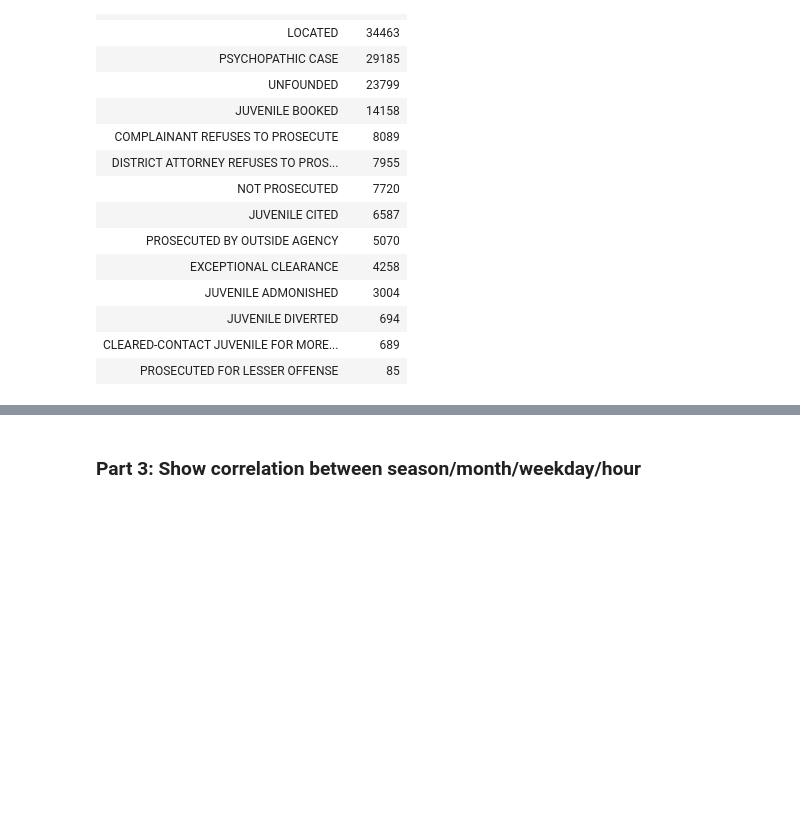
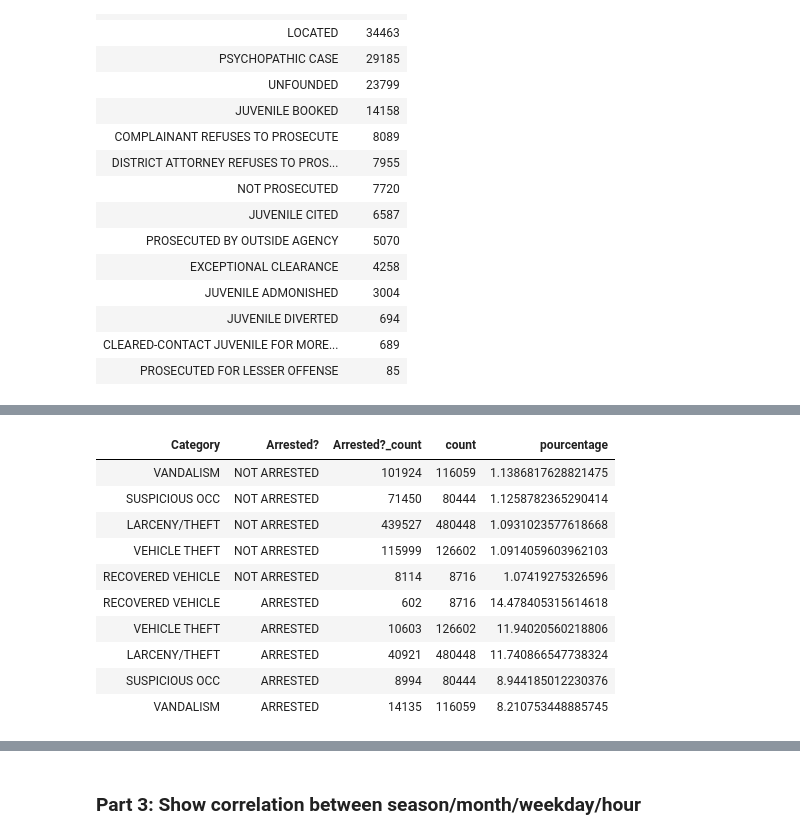
Before and after one commit to GuillaumeJouetp/crime_insights, a Jupyter notebook: crime_insights.ipynb, the cells around one changed output, grey strips where cells are left out. Cells and saved outputs as stored; diff of their text form; code cells hidden in the pictures; blank space fills up the shorter version.

```diff
--- a/crime_insights.ipynb
+++ b/crime_insights.ipynb
@@ -167 +229,17 @@ display(police_df_with_arrested_column.select('Arrested?', 'Category').where(col
+# %%
+# Shows the last five categories of crime most likely to lead to an arrest
+slice_for_plot = ['RECOVERED VEHICLE', 'VEHICLE THEFT', 'LARCENY/THEFT', 'SUSPICIOUS OCC', 'VANDALISM']
+display(df_ordered_by_pourcentages.select('*').where(col('Category').isin(slice_for_plot)))
+# %% [output]
+| Category | Arrested? | Arrested?_count | count | pourcentage |
+| VANDALISM | NOT ARRESTED | 101924 | 116059 | 1.1386817628821475 |
+| SUSPICIOUS OCC | NOT ARRESTED | 71450 | 80444 | 1.1258782365290414 |
+| LARCENY/THEFT | NOT ARRESTED | 439527 | 480448 | 1.0931023577618668 |
+| VEHICLE THEFT | NOT ARRESTED | 115999 | 126602 | 1.0914059603962103 |
+| RECOVERED VEHICLE | NOT ARRESTED | 8114 | 8716 | 1.07419275326596 |
+| RECOVERED VEHICLE | ARRESTED | 602 | 8716 | 14.478405315614618 |
+| VEHICLE THEFT | ARRESTED | 10603 | 126602 | 11.94020560218806 |
+| LARCENY/THEFT | ARRESTED | 40921 | 480448 | 11.740866547738324 |
+| SUSPICIOUS OCC | ARRESTED | 8994 | 80444 | 8.944185012230376 |
+| VANDALISM | ARRESTED | 14135 | 116059 | 8.210753448885745 |
 # %%
```
Also changed, not shown: parts of 8 cells of this notebook, 3 other files.
